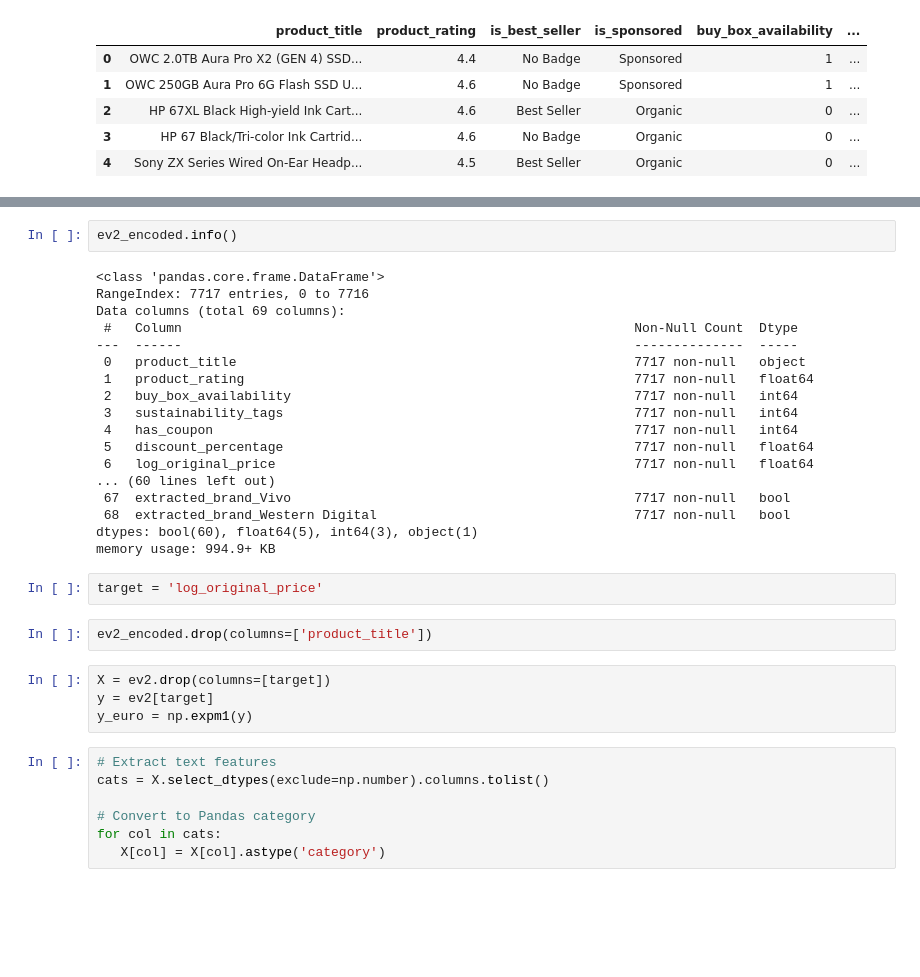
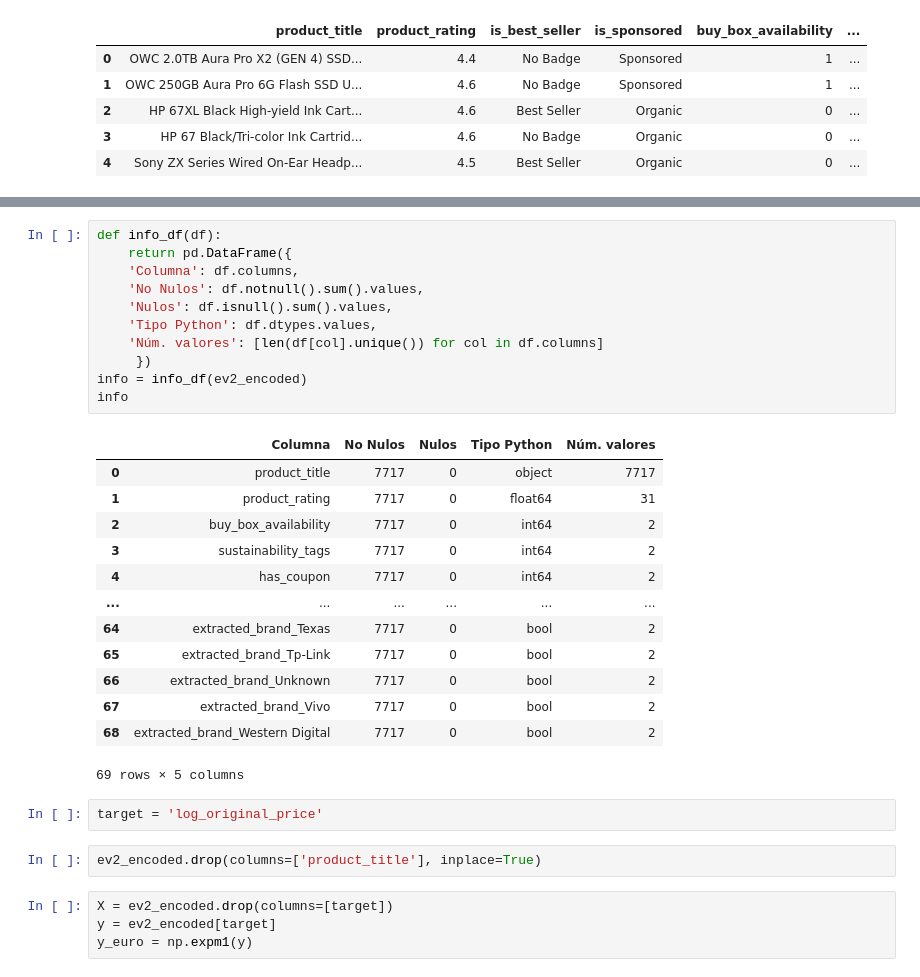
Before and after one commit to beja28/Amazon-Smart-Pricing, a Jupyter notebook: Evaluaciones/Evaluacion_2/ev2_xgboost_tltles.ipynb, the cells around one changed output, grey strips where cells are left out. Cells and saved outputs as stored; diff of their text form; blank space fills up the shorter version.

```diff
--- a/Evaluaciones/Evaluacion_2/ev2_xgboost_tltles.ipynb
+++ b/Evaluaciones/Evaluacion_2/ev2_xgboost_tltles.ipynb
@@ -52,38 +60,36 @@ ev2_encoded
 # %%
-ev2_encoded.info()
+def info_df(df):
+    return pd.DataFrame({
+    'Columna': df.columns,
+    'No Nulos': df.notnull().sum().values,
+    'Nulos': df.isnull().sum().values,
+    'Tipo Python': df.dtypes.values,
+    'Núm. valores': [len(df[col].unique()) for col in df.columns]
+     })
+info = info_df(ev2_encoded)
+info
 # %% [output]
+|  | Columna | No Nulos | Nulos | Tipo Python | Núm. valores |
+| 0 | product_title | 7717 | 0 | object | 7717 |
+| 1 | product_rating | 7717 | 0 | float64 | 31 |
+| 2 | buy_box_availability | 7717 | 0 | int64 | 2 |
+| 3 | sustainability_tags | 7717 | 0 | int64 | 2 |
+| 4 | has_coupon | 7717 | 0 | int64 | 2 |
+| ... | ... | ... | ... | ... | ... |
+| 64 | extracted_brand_Texas | 7717 | 0 | bool | 2 |
+| 65 | extracted_brand_Tp-Link | 7717 | 0 | bool | 2 |
+| 66 | extracted_brand_Unknown | 7717 | 0 | bool | 2 |
+| 67 | extracted_brand_Vivo | 7717 | 0 | bool | 2 |
+| 68 | extracted_brand_Western Digital | 7717 | 0 | bool | 2 |
-<class 'pandas.core.frame.DataFrame'>
-RangeIndex: 7717 entries, 0 to 7716
-Data columns (total 69 columns):
- #   Column                                                          Non-Null Count  Dtype
----  ------                                                          --------------  -----
- 0   product_title                                                   7717 non-null   object
- 1   product_rating                                                  7717 non-null   float64
- 2   buy_box_availability                                            7717 non-null   int64
- 3   sustainability_tags                                             7717 non-null   int64
- 4   has_coupon                                                      7717 non-null   int64
- 5   discount_percentage                                             7717 non-null   float64
- 6   log_original_price                                              7717 non-null   float64
-... (60 lines left out)
- 67  extracted_brand_Vivo                                            7717 non-null   bool
- 68  extracted_brand_Western Digital                                 7717 non-null   bool
-dtypes: bool(60), float64(5), int64(3), object(1)
-memory usage: 994.9+ KB
+69 rows × 5 columns
 # %%
 target = 'log_original_price'
 # %%
-ev2_encoded.drop(columns=['product_title'])
+ev2_encoded.drop(columns=['product_title'], inplace=True)
 # %%
-X = ev2.drop(columns=[target])
-y = ev2[target]
+X = ev2_encoded.drop(columns=[target])
+y = ev2_encoded[target]
 y_euro = np.expm1(y)
-# %%
-# Extract text features
-cats = X.select_dtypes(exclude=np.number).columns.tolist()
-
-# Convert to Pandas category
-for col in cats:
-   X[col] = X[col].astype('category')
 # %%
 X.dtypes
 # %% [output]
```
Also changed, not shown: parts of 15 cells of this notebook.
